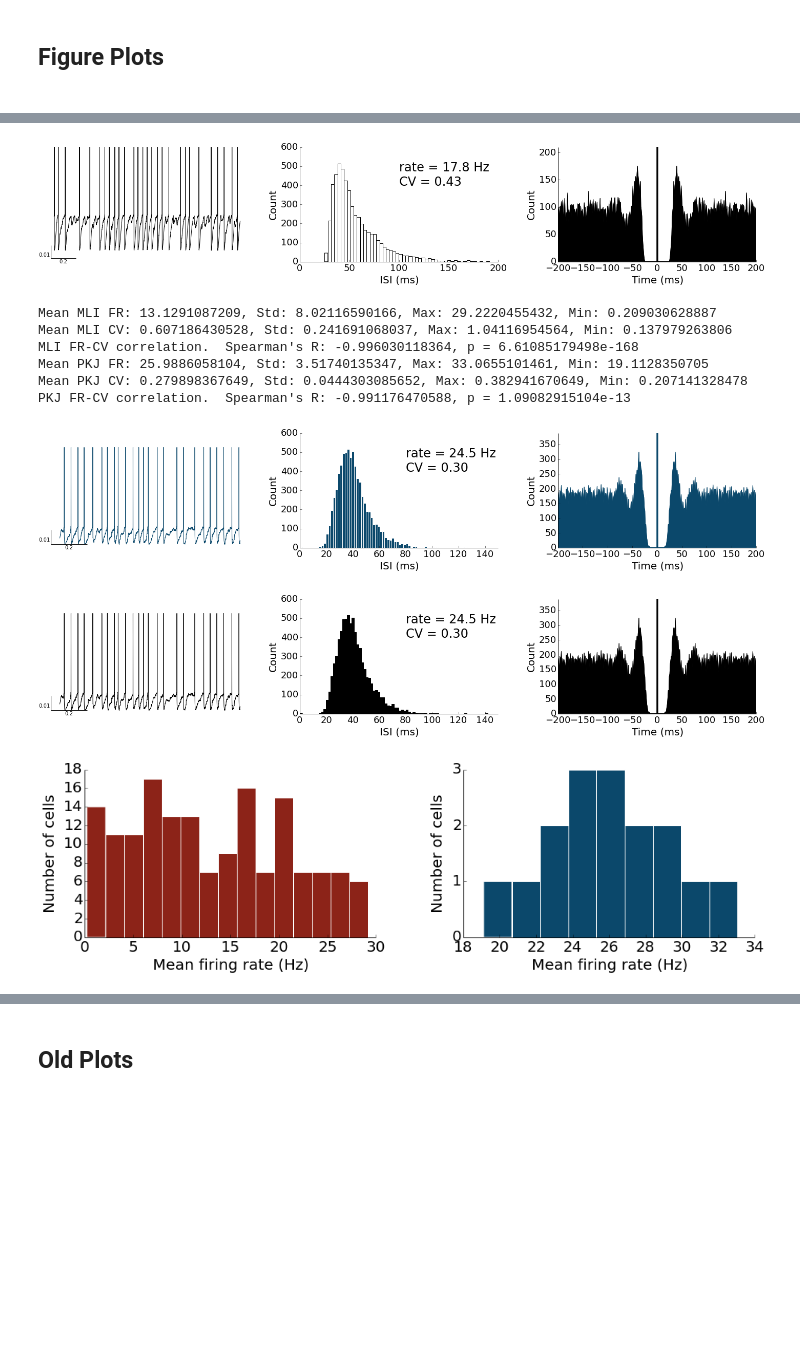
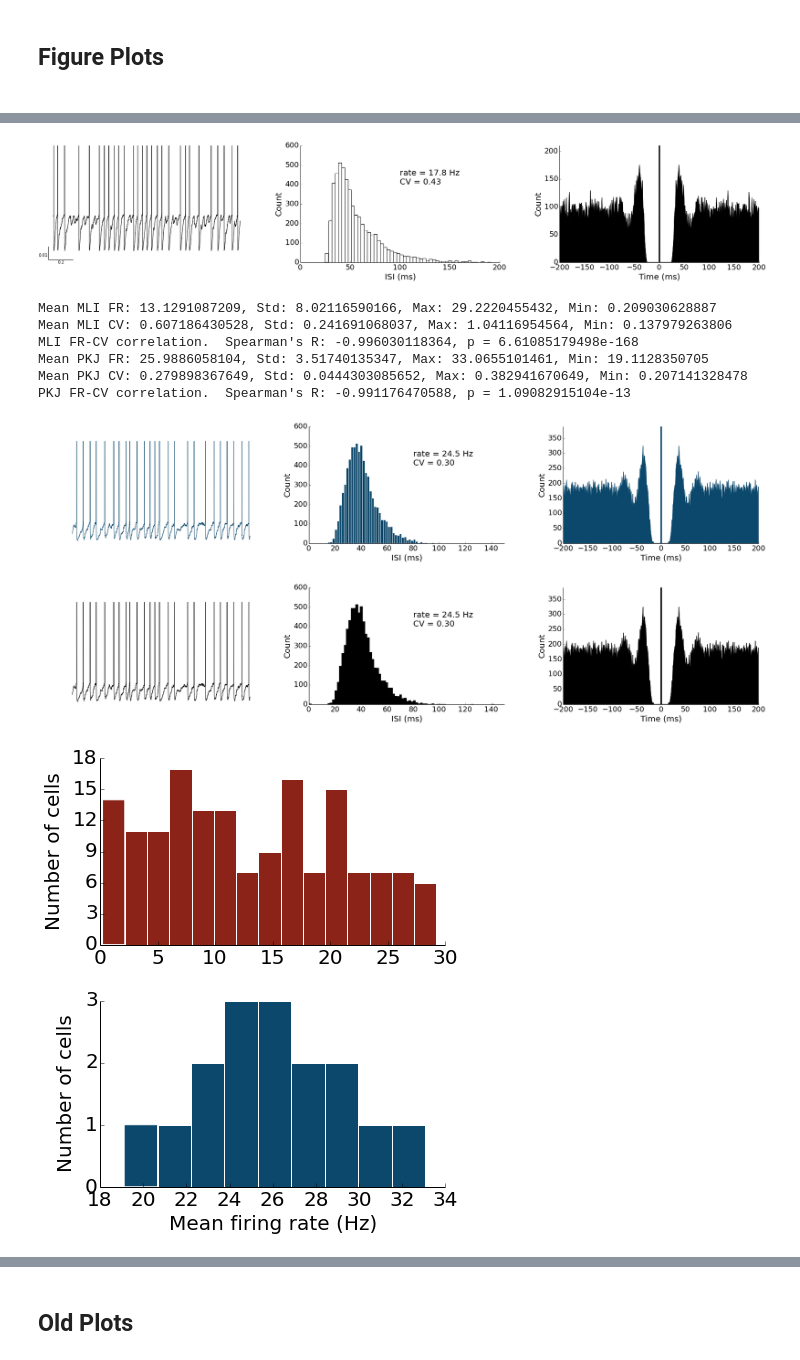
Before and after one commit to blennon/research, a Jupyter notebook: neuron_models/notebooks/MLI_PKJ_ISI2.ipynb, the cells around one changed output, grey strips where cells are left out. Saved outputs shown, nothing was run; the diff lists cells and outputs as text; code cells hidden in the pictures; blank space fills up the shorter version.

Commit message:
changed the plotting inside ipynbs to increase DPI of figures.  changed the label fontsize for ISI histograms

```diff
--- a/neuron_models/notebooks/MLI_PKJ_ISI2.ipynb
+++ b/neuron_models/notebooks/MLI_PKJ_ISI2.ipynb
@@ -112,6 +115,14 @@ if save_results:
     save_synapses(S_PKJ_MLI, 'S_PKJ_MLI', syn_dir)
 # %% [markdown]
 <h2>Figure Plots<h2>
+# %%
+load_monitors = True
+if load_monitors:
+    in_dir = '/home/bill/shared_folder/research/paper #1/monitors/'
+    MS_MLI = cPickle.load(open(in_dir+'MS_MLI.pkl'))
+    MV_MLI = cPickle.load(open(in_dir+'MV_MLI.pkl'))
+    MS_PKJ = cPickle.load(open(in_dir+'MS_PKJ.pkl'))
+    MV_PKJ = cPickle.load(open(in_dir+'MV_PKJ.pkl'))
 # %%
 ind, mean_fr, isi_cv, err = find_closest_match_neuron(MS_MLI, 15., .40)
 
@@ -149,7 +162,7 @@ fig.subplots_adjust(wspace=.3)
 ind, mean_fr, isi_cv, err = find_closest_match_neuron(MS_MLI, 15., .40)
 
 # Plot ISI
-fig = figure(figsize=(25,4), dpi=600)
+fig = figure(figsize=(25,5))
 ax = fig.add_subplot(131)
 MV_MLI.insert_spikes(MS_MLI)
 ax.plot(MV_MLI.times[:6000],(MV_MLI.values[ind,:6000]), color='k')
@@ -174,10 +187,12 @@ plot_spike_correlogram(MS_MLI.spiketimes[ind],MS_MLI.spiketimes[ind], bin=1*ms,
 simpleaxis(ax)
 tick_params(labelsize=18)
 
+tight_layout()
 fig.subplots_adjust(wspace=.3)
-#fig.savefig('/media/Data/research/paper #1/MLI_net_color.png')
+fig.savefig('/home/bill/shared_folder/research/paper #1/MLI_net_bw.tiff',dpi=600*6.93/25)
+fig.savefig('/home/bill/shared_folder/research/paper #1/MLI_net_bw.png',dpi=600*6.93/25)
 # %% [output]
-[figure, old version]
+[figure, new version]
 # %%
 from scipy.stats import spearmanr
 
@@ -216,16 +231,17 @@ ind, mean_fr, isi_cv, err = find_closest_match_neuron(MS_PKJ, 35., .49)
 ind = 1
 
 # Plot ISI
-fig = figure(figsize=(25,4), dpi=600)
+fig = figure(figsize=(25,5))
 ax = fig.add_subplot(131)
 MV_PKJ.insert_spikes(MS_PKJ)
 ax.plot(MV_PKJ.times[:4000],(MV_PKJ.values[ind,:4000]),color='#0B486B')
 xlim([-.1,1.])
-add_scalebar(ax)
-ax.spines['top'].set_visible(False)
-ax.spines['right'].set_visible(False)
-ax.spines['left'].set_visible(False)
-ax.spines['bottom'].set_visible(False)
+axis('off')
+#add_scalebar(ax)
+#ax.spines['top'].set_visible(False)
+#ax.spines['right'].set_visible(False)
+#ax.spines['left'].set_visible(False)
+#ax.spines['bottom'].set_visible(False)
 
 ax = fig.add_subplot(132)
 plot_neuron_ISI_histogram(MS_PKJ, ind, ax, xytext=(80,400),nbins=80,color='#0B486B',edgecolor='w')
@@ -241,25 +257,28 @@ plot_spike_correlogram(MS_PKJ.spiketimes[ind],MS_PKJ.spiketimes[ind], bin=1*ms,
 simpleaxis(ax)
 tick_params(labelsize=18)
 
+tight_layout()
 fig.subplots_adjust(wspace=.3)
-#fig.savefig('/media/Data/research/paper #1/PKJ_net_color.png')
+fig.savefig('/home/bill/shared_folder/research/paper #1/PKJ_net_color.tiff',dpi=600*6.93/25)
+fig.savefig('/home/bill/shared_folder/research/paper #1/PKJ_net_color.png',dpi=600*6.93/25)
 # %% [output]
-[figure, old version]
+[figure, new version]
 # %%
 ind, mean_fr, isi_cv, err = find_closest_match_neuron(MS_PKJ, 35., .49)
 ind = 1
 
 # Plot ISI
-fig = figure(figsize=(25,4), dpi=600)
+fig = figure(figsize=(25,5))
 ax = fig.add_subplot(131)
 MV_PKJ.insert_spikes(MS_PKJ)
 ax.plot(MV_PKJ.times[:4000],(MV_PKJ.values[ind,:4000]),color='k')
 xlim([-.1,1.])
-add_scalebar(ax)
-ax.spines['top'].set_visible(False)
-ax.spines['right'].set_visible(False)
-ax.spines['left'].set_visible(False)
-ax.spines['bottom'].set_visible(False)
+axis('off')
+#add_scalebar(ax)
+#ax.spines['top'].set_visible(False)
+#ax.spines['right'].set_visible(False)
+#ax.spines['left'].set_visible(False)
+#ax.spines['bottom'].set_visible(False)
 
 ax = fig.add_subplot(132)
 plot_neuron_ISI_histogram(MS_PKJ, ind, ax, xytext=(80,400),nbins=80,color='k')
@@ -275,33 +294,38 @@ plot_spike_correlogram(MS_PKJ.spiketimes[ind],MS_PKJ.spiketimes[ind], bin=1*ms,
 simpleaxis(ax)
 tick_params(labelsize=18)
 
+tight_layout()
 fig.subplots_adjust(wspace=.3)
-#fig.savefig('/media/Data/research/paper #1/PKJ_net_color.png')
+fig.savefig('/home/bill/shared_folder/research/paper #1/PKJ_net_bw.tiff',dpi=600*6.93/25)
+fig.savefig('/home/bill/shared_folder/research/paper #1/pkj_net_bw.png',dpi=600*6.93/25)
 # %% [output]
-[figure, old version]
+[figure, new version]
 # %%
 # plot histogram
-fig = figure(figsize=(16,4), dpi=600)
-ax = fig.add_subplot(121)
+fig = figure(figsize=(6,7))
+ax = fig.add_subplot(211)
 ax.hist([mean(diff(MS_MLI.spiketimes[i]))**-1 for i in range(N_MLI)],15,color='#8C2318', edgecolor='w')
 simpleaxis(ax)
 tick_params(labelsize=20)
-xlabel('Mean firing rate (Hz)', fontsize=20)
+#xlabel('Mean firing rate (Hz)', fontsize=20)
 ylabel('Number of cells', fontsize=20, labelpad=10)
 #title('MLI mean firing rates', fontsize=20)
+yticks(arange(0,19,3))
 
-ax = fig.add_subplot(122)
+ax = fig.add_subplot(212)
 counts, bins, _ = ax.hist([mean(diff(MS_PKJ.spiketimes[i]))**-1 for i in range(N_PKJ)],9,color='#0B486B',edgecolor='w')
 simpleaxis(ax)
 tick_params(labelsize=20)
 xlabel('Mean firing rate (Hz)', fontsize=20)
 ylabel('Number of cells', fontsize=20, labelpad=10)
 #title('PKJ mean firing rates', fontsize=20)
 yticks(range(int(counts.max()+1)))
 
-fig.subplots_adjust(wspace=.3)
-#fig.savefig('/media/Data/research/paper #1/population_rate_histograms_color.png')
+tight_layout()
+fig.subplots_adjust(hspace=.3)
+fig.savefig('/home/bill/shared_folder/research/paper #1/population_rate_histograms_color.tiff',dpi=600*3.35/6)
+fig.savefig('/home/bill/shared_folder/research/paper #1/population_rate_histograms_color.png',dpi=600*3.35/6)
 # %% [output]
-[figure, old version]
+[figure, new version]
 # %%
 # plot histogram
```
Also changed, not shown: parts of 4 cells of this notebook, 4 other files.
